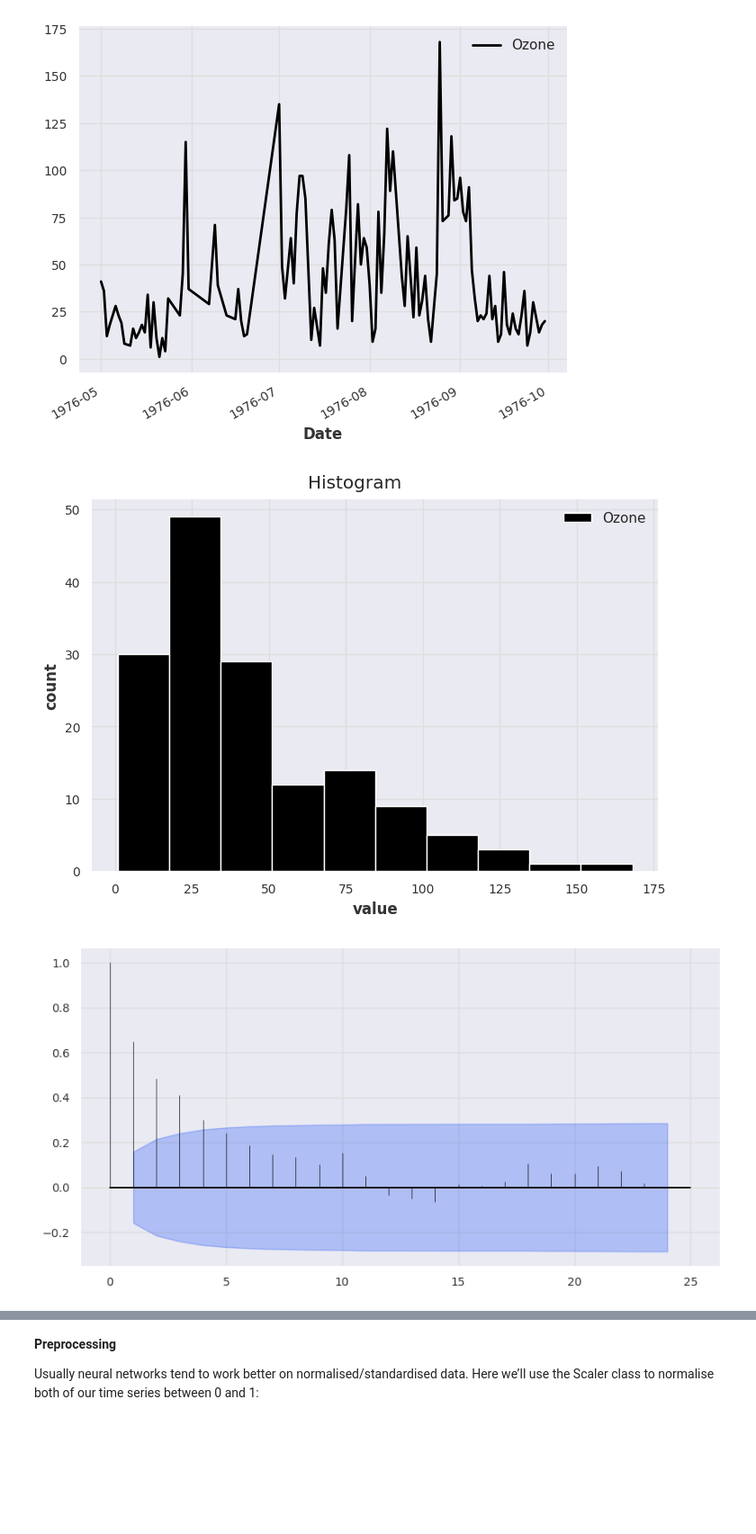
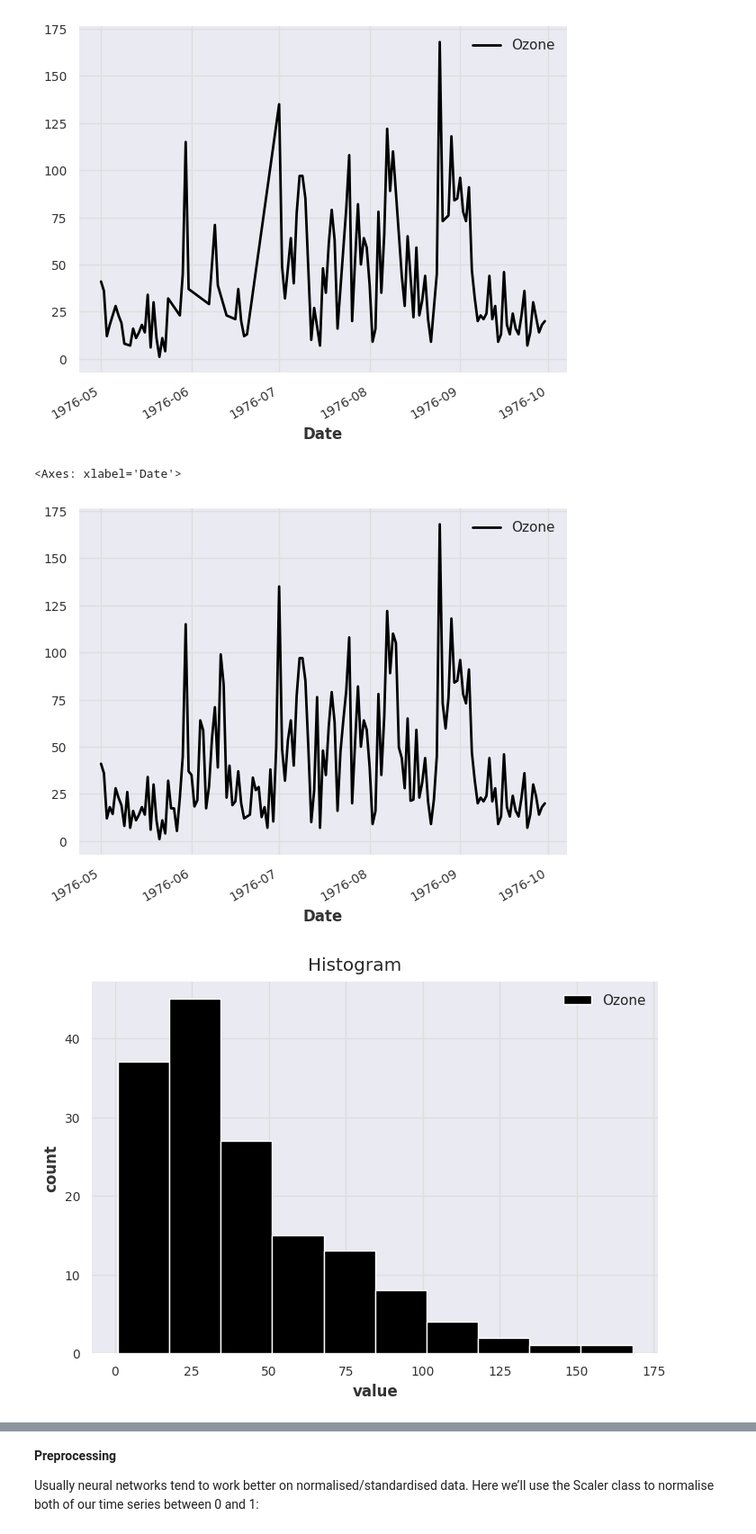
Before and after one commit to myconcordia/A2I2, a Jupyter notebook: Darts_AirQuality.ipynb, the cells around one changed output, grey strips where cells are left out. Shown at 90% size. Saved outputs shown, nothing was run; the diff lists cells and outputs as text; code cells hidden in the pictures; blank space fills up the shorter version.

```diff
--- a/Darts_AirQuality.ipynb
+++ b/Darts_AirQuality.ipynb
@@ -70,7 +75,7 @@ memory usage: 14.9 KB
 # %% [markdown]
 **Optimize your Pandas data frame's memory footprint**
 # %%
-df['Date'] = pd.to_datetime(df['Date'])
+df['Date'] = pd.to_datetime(df['Date'], format='%Y-%m-%d')
 df.info(memory_usage='deep')
 # %% [output]
 <class 'pandas.core.frame.DataFrame'>
@@ -631,0 +610,12 @@ df_iter_joint[31:50]
+# %%
+from sklearn.impute import KNNImputer
+
+# Selecting the continous variables
+cont_feats = ['Ozone', 'Solar', 'Wind', 'Temp']
+
+knn_imputer = KNNImputer(n_neighbors=3, weights="uniform")
+knn_imputed = knn_imputer.fit_transform(df[cont_feats])
+df_knn_imputed = pd.DataFrame(knn_imputed, columns=cont_feats)
+
+df_knn_joint = pd.concat([df[cont_feats], df_knn_imputed], axis=1, join='inner')
+df_knn_joint[31:50]
@@ -647,12 +657,18 @@ series.plot()
 # %% [output]
 <Axes: xlabel='Date'>
 [figure]
+# %%
+# create a Time Series object from the dataframe
+df_new = pd.concat([df['Date'], df_knn_imputed], axis=1, join='inner')
+series = TimeSeries.from_dataframe(df_new, time_col='Date', value_cols='Ozone')
+series.plot()
+# %% [output]
+<Axes: xlabel='Date'>
+[figure, added]
 # %%
-from darts.utils.statistics import plot_hist, plot_acf
+from darts.utils.statistics import plot_hist
+
 #Plots the histogram of values in a TimeSeries
 plot_hist(series)
-#Plots the Autocorrelation Function (ACF) of ts
-plot_acf(series)
 # %% [output]
-[figure, old version]
+[figure, new version]
-[figure, removed]
```
Also changed, not shown: parts of 20 cells of this notebook.
